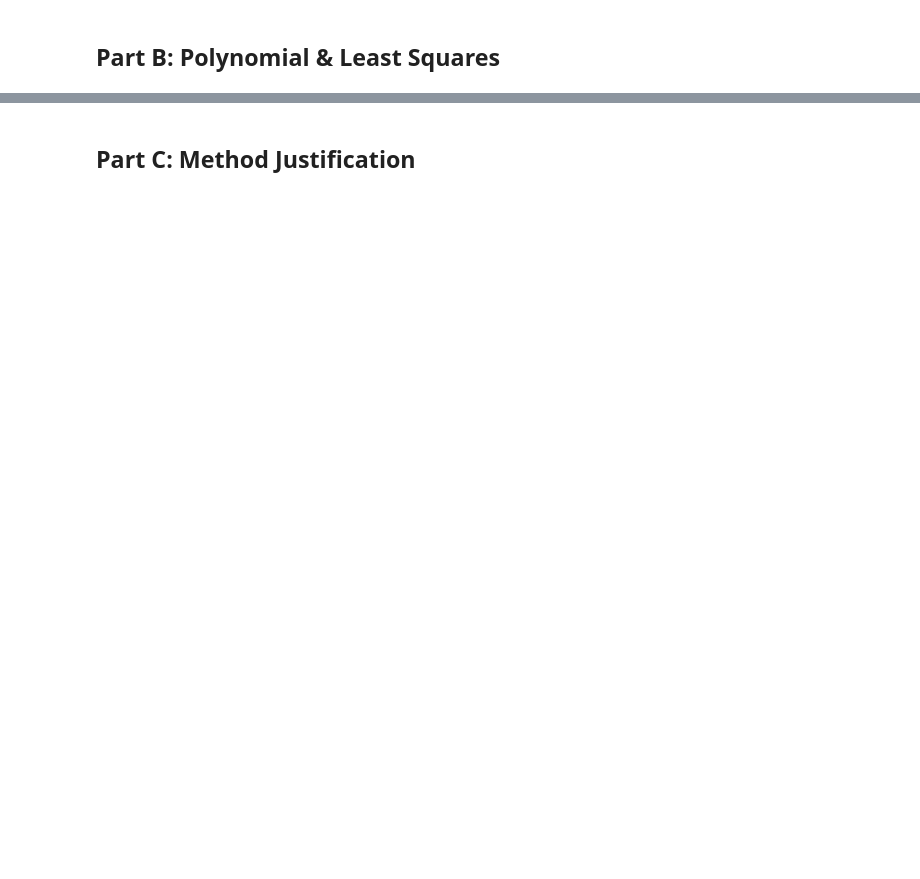
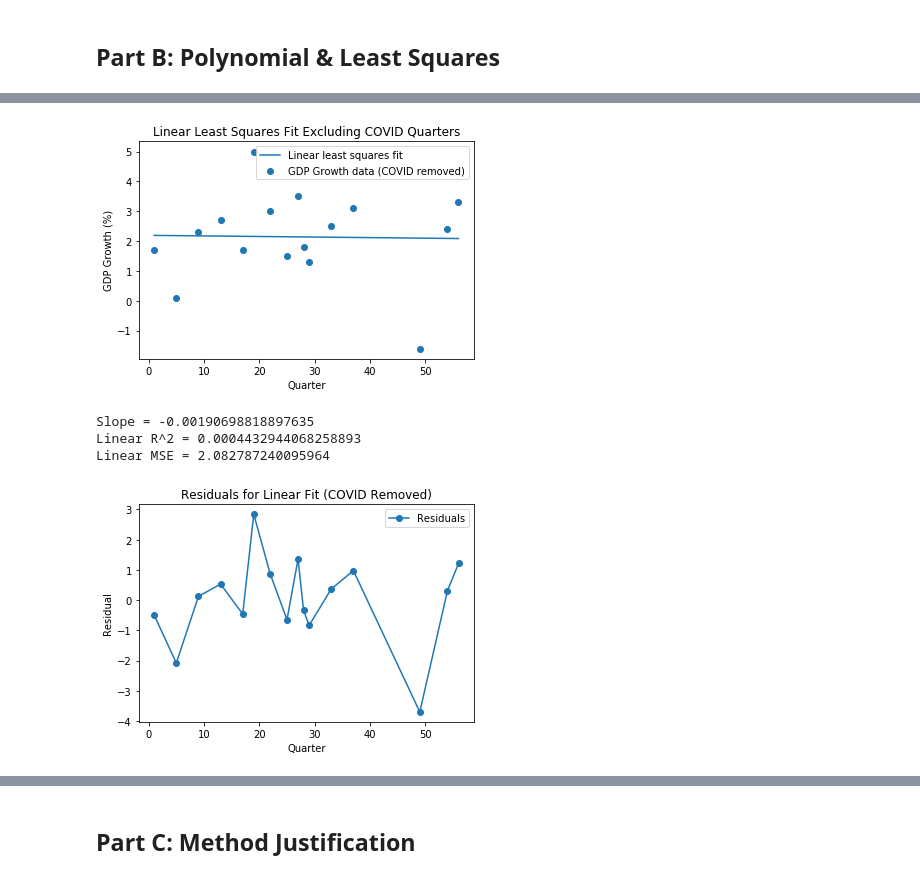
Before and after one commit to pressleywelsh/coe311k, a Jupyter notebook: Midterm Project/gdp_project.ipynb, the cells around one changed output, grey strips where cells are left out. Cells and saved outputs as stored; diff of their text form; code cells hidden in the pictures; blank space fills up the shorter version.

```diff
--- a/Midterm Project/gdp_project.ipynb
+++ b/Midterm Project/gdp_project.ipynb
@@ -153,0 +182,36 @@ plt.show()
+# %%
+covid_indices = [13, 14, 15, 16]
+x_filtered = np.delete(x, covid_indices)
+y_filtered = np.delete(y, covid_indices)
+
+m, c = leastSq(x_filtered, y_filtered)
+y_line = m * x_filtered + c
+
+plt.figure()
+plt.scatter(x_filtered, y_filtered, label="GDP Growth data (COVID removed)")
+plt.plot(x_filtered, y_line, label="Linear least squares fit")
+plt.xlabel("Quarter")
+plt.ylabel("GDP Growth (%)")
+plt.title("Linear Least Squares Fit Excluding COVID Quarters")
+plt.legend()
+plt.show()
+
+print("Slope =", m)
+print("Linear R^2 =", r2(y_filtered, y_line))
+print("Linear MSE =", mse(y_filtered, y_line))
+
+res_linear = y_filtered - y_line
+
+plt.figure()
+plt.plot(x_filtered, res_linear, 'o-', label='Residuals')
+plt.xlabel("Quarter")
+plt.ylabel("Residual")
+plt.title("Residuals for Linear Fit (COVID Removed)")
+plt.legend()
+plt.show()
+# %% [output]
+[figure, added]
+Slope = -0.00190698818897635
+Linear R^2 = 0.0004432944068258893
+Linear MSE = 2.082787240095964
+[figure, added]
```
Also changed, not shown: parts of 7 cells of this notebook.
